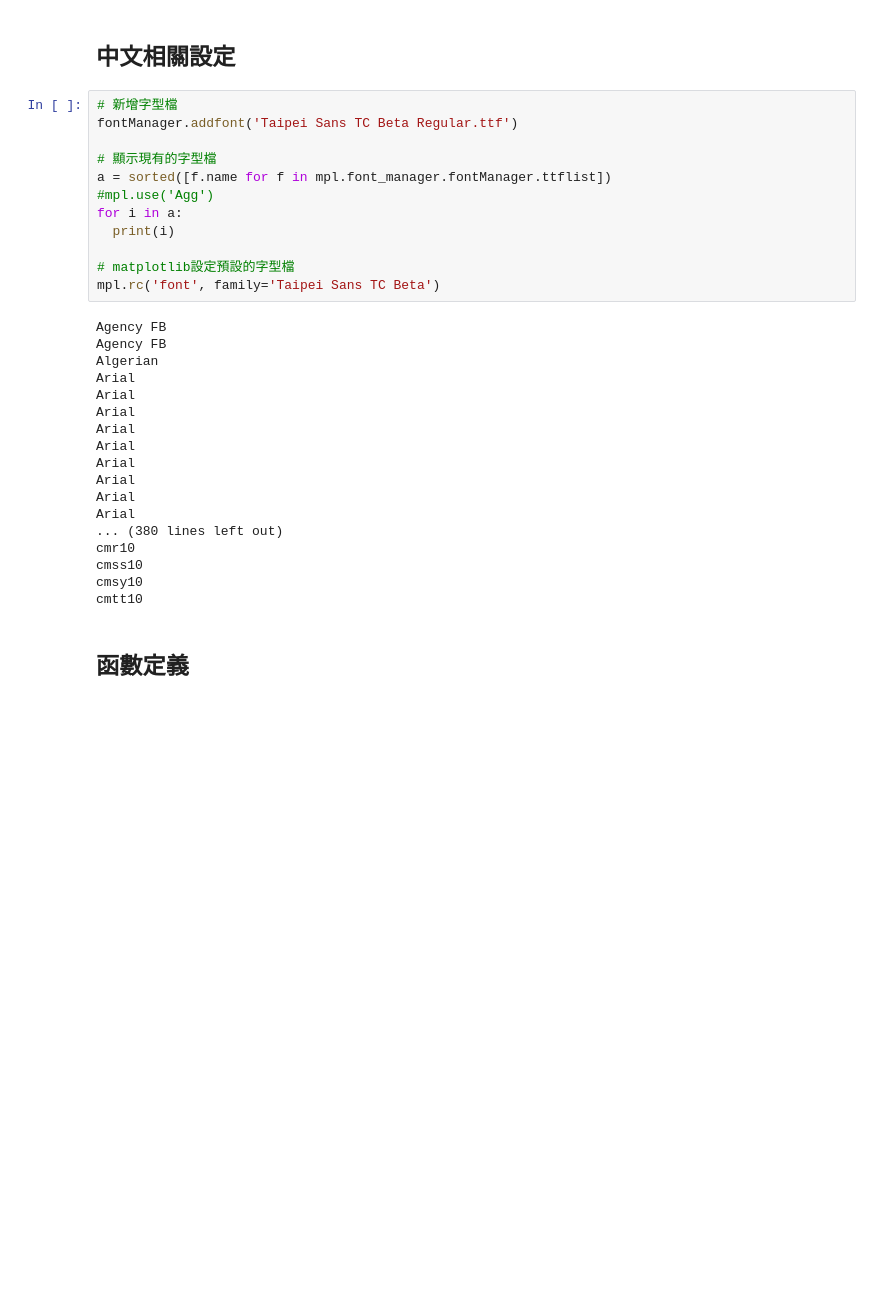
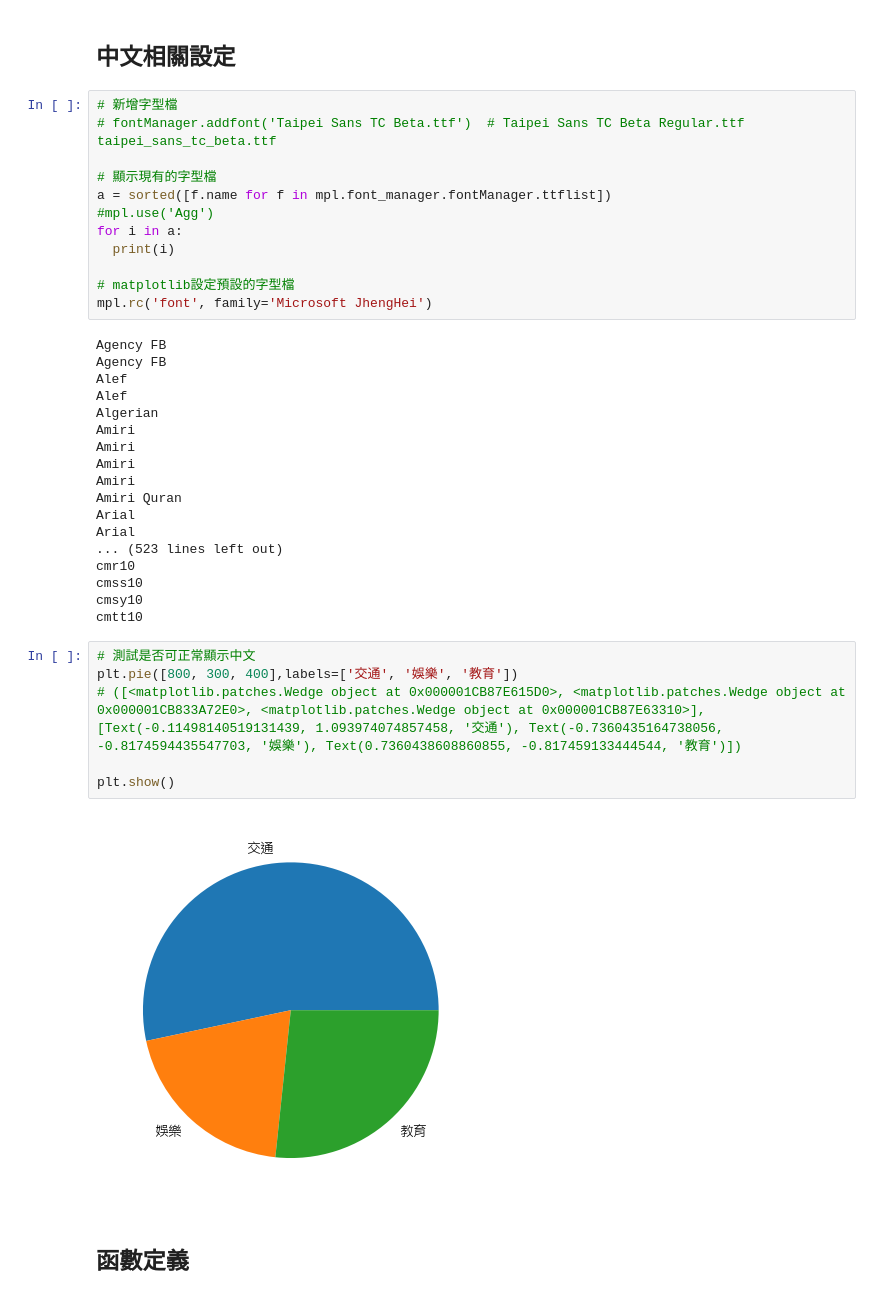
Before and after one commit to michael83988/Taiwan_Stock_Analysis, a Jupyter notebook: Taiwan_Stock_Anaylsis_TWSE.ipynb, the cells around one changed output. Cells and saved outputs as stored; diff of their text form; blank space fills up the shorter version.

```diff
--- a/Taiwan_Stock_Anaylsis_TWSE.ipynb
+++ b/Taiwan_Stock_Anaylsis_TWSE.ipynb
@@ -36,7 +36,7 @@ offset=0  # 測試用；從第幾個財報開始蒐集；正式情況下為0
 ## 中文相關設定
 # %%
 # 新增字型檔
-fontManager.addfont('Taipei Sans TC Beta Regular.ttf')
+# fontManager.addfont('Taipei Sans TC Beta.ttf')  # Taipei Sans TC Beta Regular.ttf  taipei_sans_tc_beta.ttf
 
 # 顯示現有的字型檔
 a = sorted([f.name for f in mpl.font_manager.fontManager.ttflist])
@@ -45,25 +45,33 @@ for i in a:
   print(i)
 
 # matplotlib設定預設的字型檔
-mpl.rc('font', family='Taipei Sans TC Beta')
+mpl.rc('font', family='Microsoft JhengHei')
 # %% [output]
 Agency FB
 Agency FB
+Alef
+Alef
 Algerian
+Amiri
+Amiri
+Amiri
+Amiri
+Amiri Quran
 Arial
 Arial
-Arial
-Arial
-Arial
-Arial
-Arial
-Arial
-Arial
-... (380 lines left out)
+... (523 lines left out)
 cmr10
 cmss10
 cmsy10
 cmtt10
+# %%
+# 測試是否可正常顯示中文
+plt.pie([800, 300, 400],labels=['交通', '娛樂', '教育'])
+# ([<matplotlib.patches.Wedge object at 0x000001CB87E615D0>, <matplotlib.patches.Wedge object at 0x000001CB833A72E0>, <matplotlib.patches.Wedge object at 0x000001CB87E63310>], [Text(-0.11498140519131439, 1.093974074857458, '交通'), Text(-0.7360435164738056, -0.8174594435547703, '娛樂'), Text(0.7360438608860855, -0.817459133444544, '教育')])
+
+plt.show()
+# %% [output]
+[figure, added]
 # %% [markdown]
 ## 函數定義
 # %%
```
Also changed, not shown: parts of 1 cell of this notebook.
